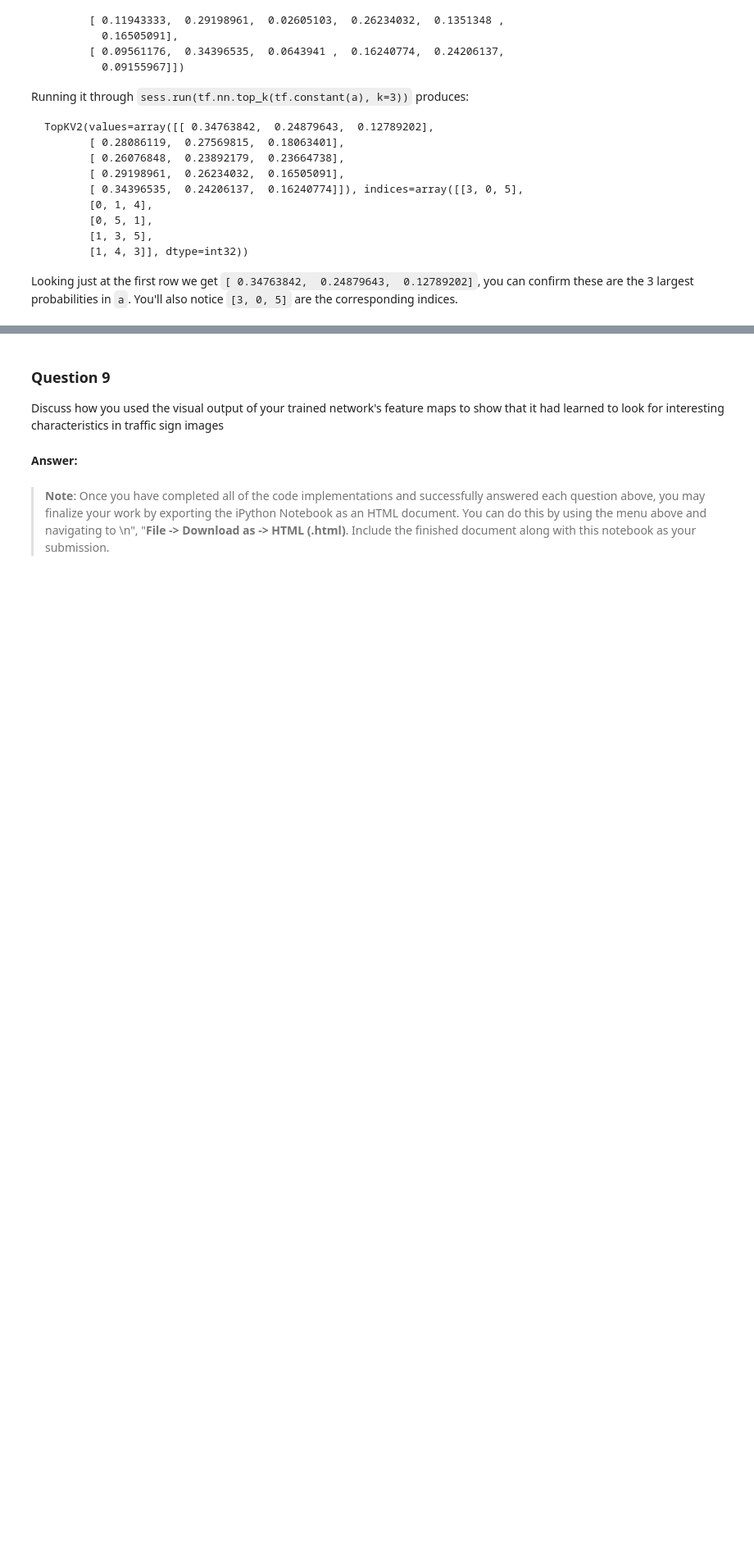
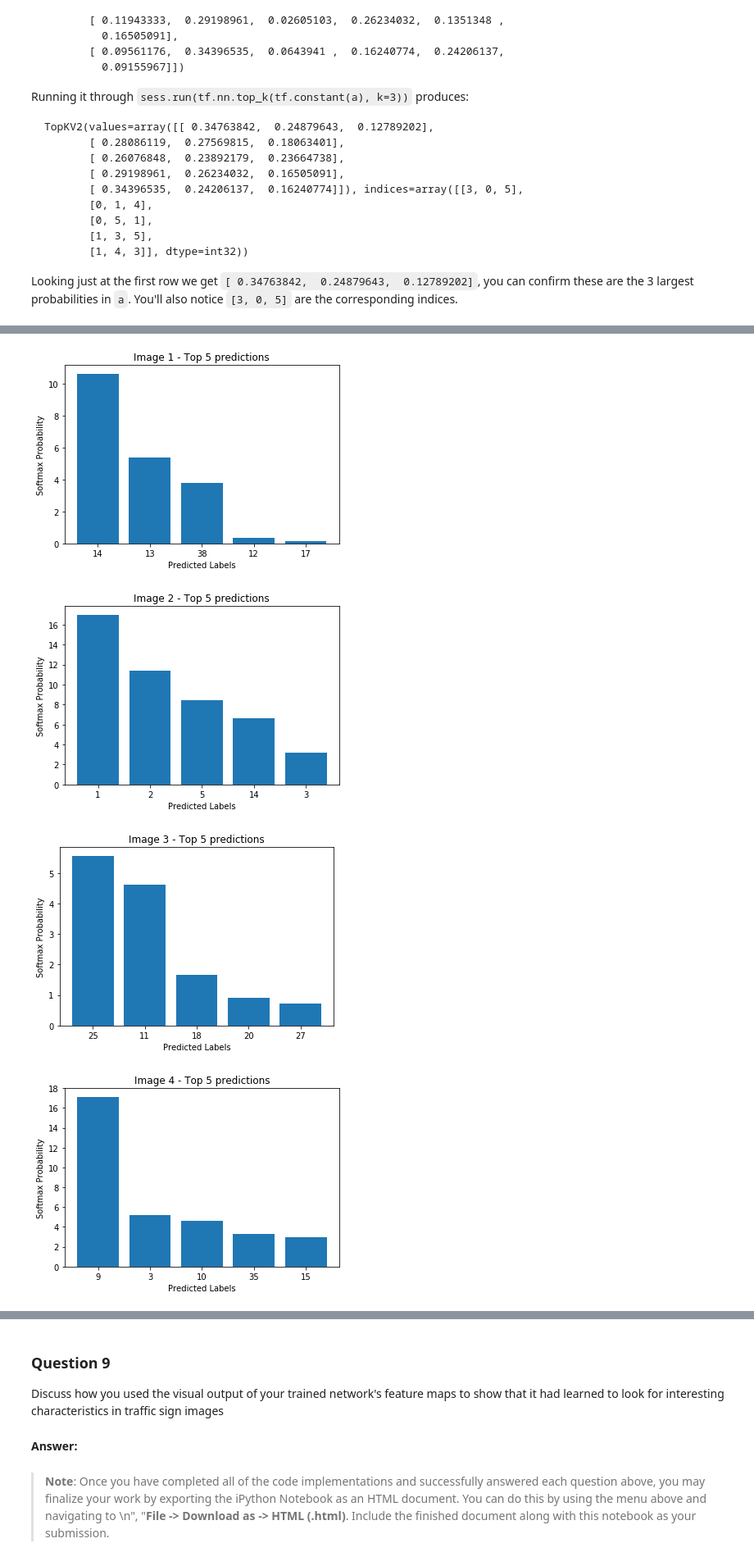
Before and after one commit to Ridgebeck/Traffic_Sign_Classifier-P2, a Jupyter notebook: Traffic_Sign_Classifier.ipynb, the cells around one changed output, grey strips where cells are left out. Shown at 82% size. Drawn from its saved outputs; the diff is of its cells as text; code cells hidden in the pictures; blank space fills up the shorter version.

Commit message:
Add pictures and modify cell 10 and 11 in jupyter notebook

```diff
--- a/Traffic_Sign_Classifier.ipynb
+++ b/Traffic_Sign_Classifier.ipynb
@@ -106,9 +106,9 @@ import matplotlib.pyplot as plt
 hist_train_y = []
 hist_train_x = []
 y_train_list = y_train.tolist()
-for x in range(0, n_classes):
-    hist_train_x.append(x)
-    count = y_train_list.count(x)
+for i in range(0, n_classes):
+    hist_train_x.append(i)
+    count = y_train_list.count(i)
     hist_train_y.append(count)
 
 plt.plot(hist_train_x, hist_train_y, 'g-')
@@ -454,19 +468,22 @@ if (X_web_test.shape[3] == 3):
     # Save Image Depth in Variable
     image_depth = X_train.shape[3]
 
-BATCH_SIZE = 5
+#BATCH_SIZE = 5
 def prediction(X_data, y_data):
     num_examples = int(len(X_data))
     print ("Samples: ", num_examples)
     sess = tf.get_default_session()
-    for offset in range(0, num_examples, BATCH_SIZE):
-        batch_x, batch_y = X_data[offset:offset+BATCH_SIZE], y_data[offset:offset+BATCH_SIZE]
-        prediction = sess.run(correct_prediction, feed_dict={x: batch_x, y: batch_y, keep_prob: 1.0})
-        label = sess.run(tf.argmax(logits, 1), feed_dict={x: batch_x, y: batch_y, keep_prob: 1.0})
-        #probabilities = sess.run(logits, feed_dict={x: batch_x, y: batch_y, keep_prob: 1.0})
-        print (prediction)
-        print (label)
-        #print (probabilities)
+    #for offset in range(0, num_examples, BATCH_SIZE):
+    #for offset in range(0, num_examples):
+    #batch_x, batch_y = X_data[offset:offset+BATCH_SIZE], y_data[offset:offset+BATCH_SIZE]
+    batch_x, batch_y = X_data, y_data
+
+    prediction = sess.run(correct_prediction, feed_dict={x: batch_x, y: batch_y, keep_prob: 1.0})
+    label = sess.run(tf.argmax(logits, 1), feed_dict={x: batch_x, y: batch_y, keep_prob: 1.0})
+    #probabilities = sess.run(logits, feed_dict={x: batch_x, y: batch_y, keep_prob: 1.0})
+    print (prediction)
+    print (label)
+    #print (probabilities)
     return
 
 # Open session with restored model
@@ -534,7 +559,6 @@ TopKV2(values=array([[ 0.34763842,  0.24879643,  0.12789202],
 Looking just at the first row we get `[ 0.34763842,  0.24879643,  0.12789202]`, you can confirm these are the 3 largest probabilities in `a`. You'll also notice `[3, 0, 5]` are the corresponding indices.
 # %%
 ### Print out the top five softmax probabilities for the predictions on the German traffic sign images found on the web.
-### Feel free to use as many code cells as needed.
 
 BATCH_SIZE = 5
 def softmax_top5(X_data, y_data):
@@ -553,4 +577,6 @@ with tf.Session() as sess:
     print("Model restored.")
 
     # Verify accuracy of the trained model via test data
-    print (softmax_top5(X_web_test, y_web_test))
+    values, indices = softmax_top5(X_web_test, y_web_test)
+    print (values)
+    print (indices)
@@ -556,0 +596,18 @@ with tf.Session() as sess:
+# %%
+# Visualize the top 5 predictions for each picture
+for index in range(0, len(values)):
+    y_pos = np.arange(len(indices[index]))
+    objects = indices[index]
+    title = "Image {} - Top 5 predictions".format(index+1)
+
+    plt.bar(y_pos,values[index])
+    plt.xlabel('Predicted Labels')
+    plt.ylabel('Softmax Probability')
+    plt.xticks(y_pos, objects)
+    plt.title(title)
+    plt.show()
+# %% [output]
+[figure, added]
+[figure, added]
+[figure, added]
+[figure, added]
```
Also changed, not shown: parts of 10 cells of this notebook, 8 other files.
